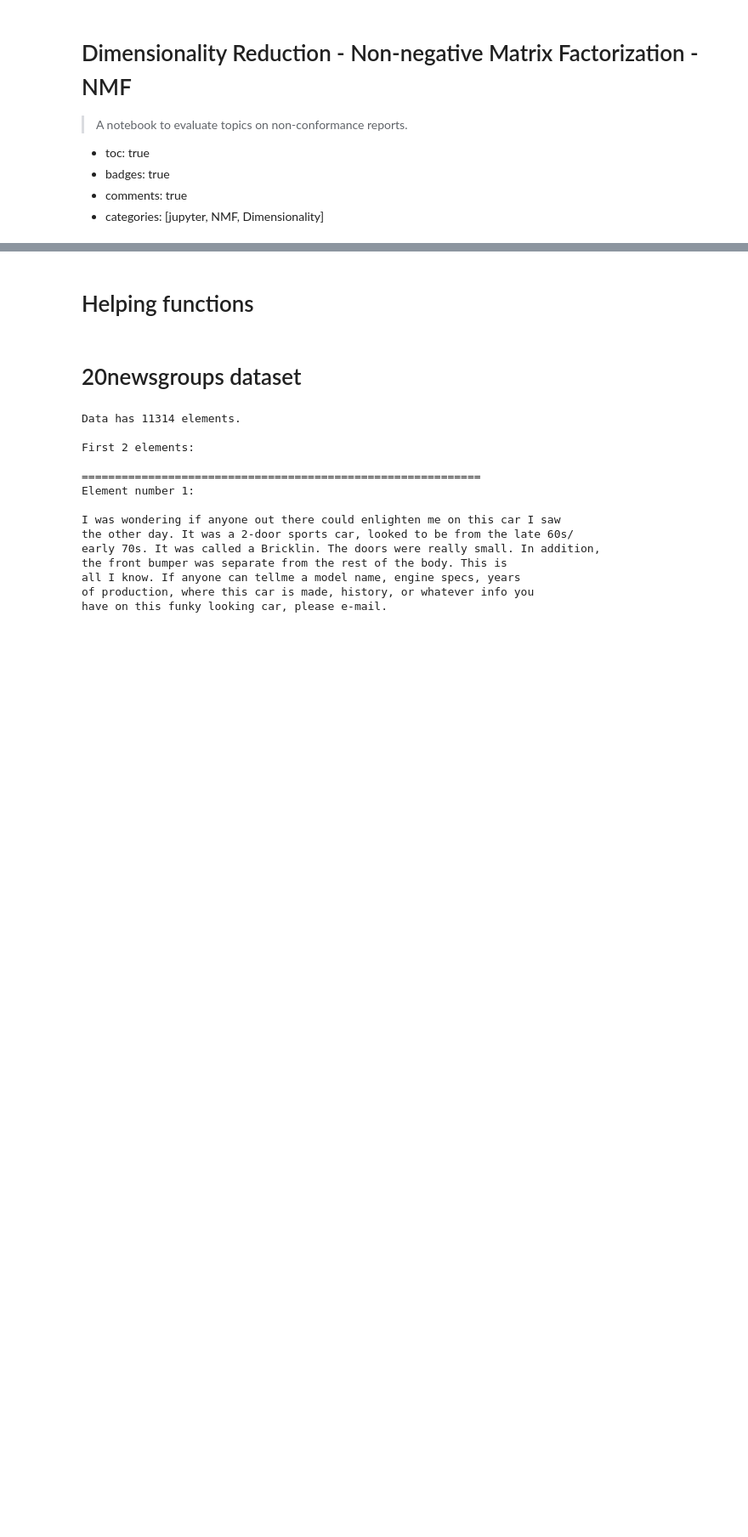
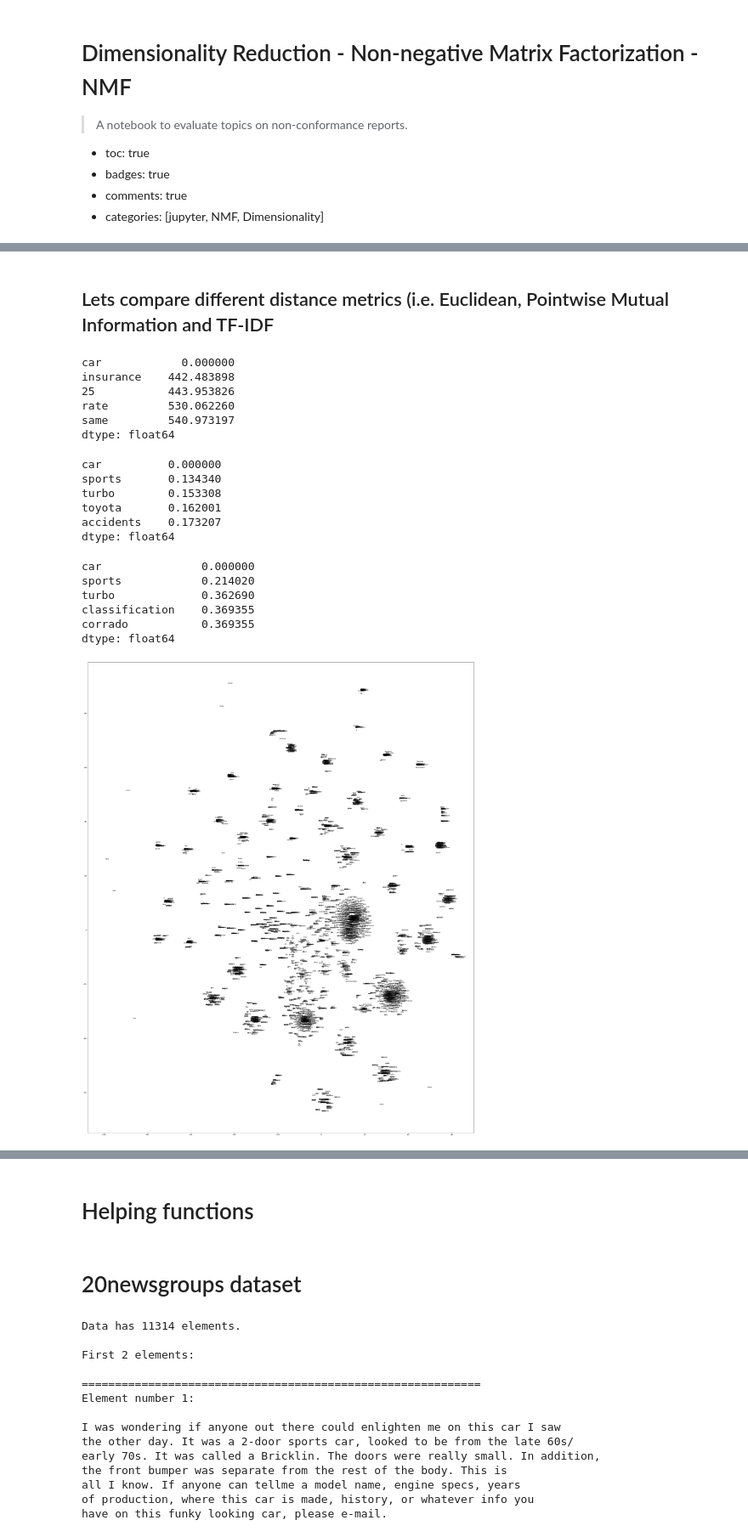
Before and after one commit to marcelcastrobr/notebooks, a Jupyter notebook: _notebooks/2021-09-16-NMF.ipynb, the cells around one changed output, grey strips where cells are left out. Shown at 85% size. Cells and saved outputs as stored; diff of their text form; code cells hidden in the pictures; blank space fills up the shorter version.

Commit message:
Adding vector comparison text

```diff
--- a/_notebooks/2021-09-16-NMF.ipynb
+++ b/_notebooks/2021-09-16-NMF.ipynb
@@ -74,0 +75,8 @@ from sklearn.datasets import fetch_20newsgroups
+# %%
+# 20newsgroups dataset
+# Test using 20newsgroups dataset from https://scikit-learn.org/stable/datasets/real_world.html#the-20-newsgroups-text-dataset
+# Download data
+data = fetch_20newsgroups(remove=('headers', 'footers', 'quotes'))
+
+# Get the actual text data from the sklearn Bunch
+data = data.get("data")
@@ -74,0 +87,16 @@ from sklearn.datasets import fetch_20newsgroups
+# %%
+#Lets generate the co-occurance matrix
+
+from sklearn.feature_extraction.text import CountVectorizer
+
+vectorizer = CountVectorizer(ngram_range=(1,1)) # default unigram model
+X = vectorizer.fit_transform(data[:100])
+Xc = (X.T * X) # matrix manipulation
+Xc.setdiag(0) # set the diagonals to be zeroes as it's pointless to be 1
+
+#Convert into matrix
+names = vectorizer.get_feature_names() # This are the entity names (i.e. keywords)
+#print(names)
+df = pd.DataFrame(data = Xc.toarray(), columns = names, index = names)
+#df.to_csv('20newsgroups.csv', sep = ',')
+df.head()
@@ -74,0 +111,39 @@ from sklearn.datasets import fetch_20newsgroups
+# %% [markdown]
+## Lets compare different distance metrics (i.e. Euclidean, Pointwise Mutual Information and TF-IDF
+# %%
+# Check the neighbor distance using Euclidean
+vsm.neighbors('car', df, distfunc=vsm.euclidean).head()
+# %% [output]
+car            0.000000
+insurance    442.483898
+25           443.953826
+rate         530.062260
+same         540.973197
+dtype: float64
+# %%
+# Check the neighbor distance using PMI (Pointwise Mutual Information)
+df_pmi = vsm.pmi(df)
+vsm.neighbors('car', df_pmi).head()
+# %% [output]
+car          0.000000
+sports       0.134340
+turbo        0.153308
+toyota       0.162001
+accidents    0.173207
+dtype: float64
+# %%
+# Check the neighbor distance using TFIDF - Term Frequency - Inverse Document Frequency
+df_tfidf = vsm.tfidf(df)
+vsm.neighbors('car', df_tfidf).head()
+# %% [output]
+car               0.000000
+sports            0.214020
+turbo             0.362690
+classification    0.369355
+corrado           0.369355
+dtype: float64
+# %%
+#Using the helper function to visualize the PMI results using T-SNE
+vsm.tsne_viz(df_pmi, output_filename='pmi-test')
+# %% [output]
+[figure, added]
```
Also changed, not shown: parts of 6 cells of this notebook, 3 other files.
